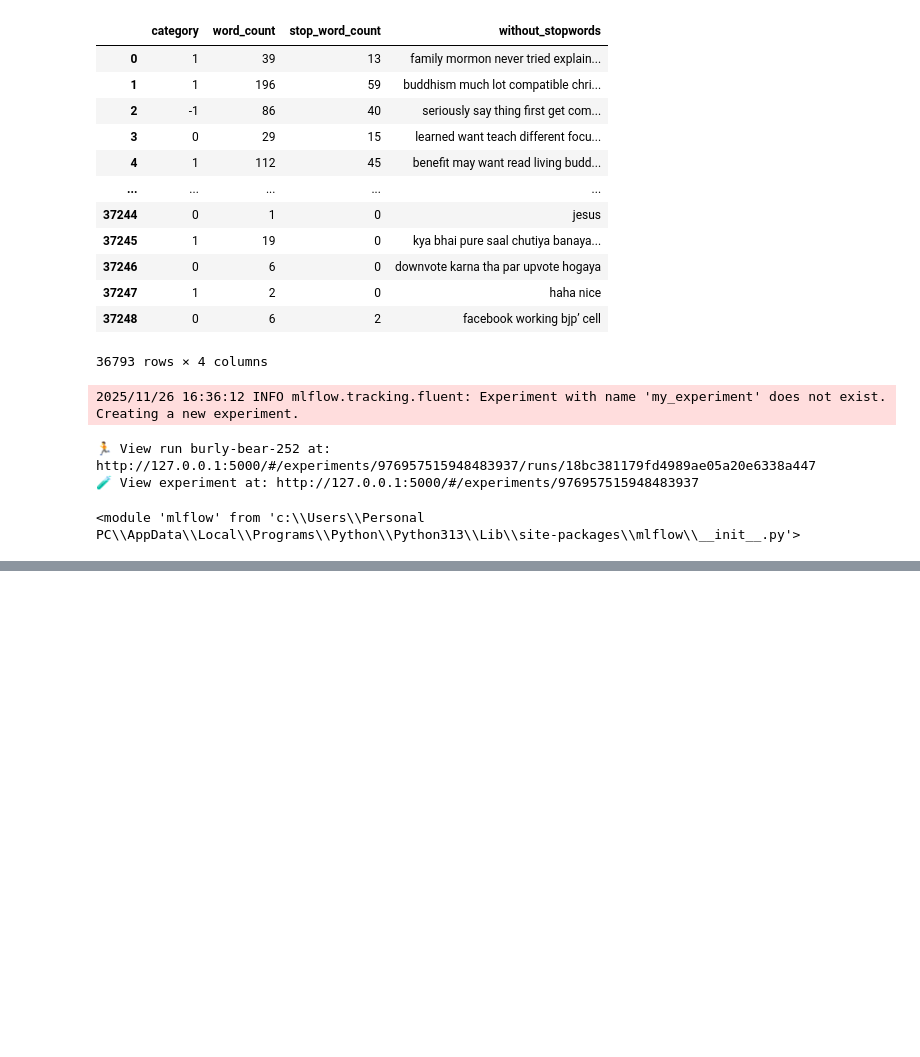
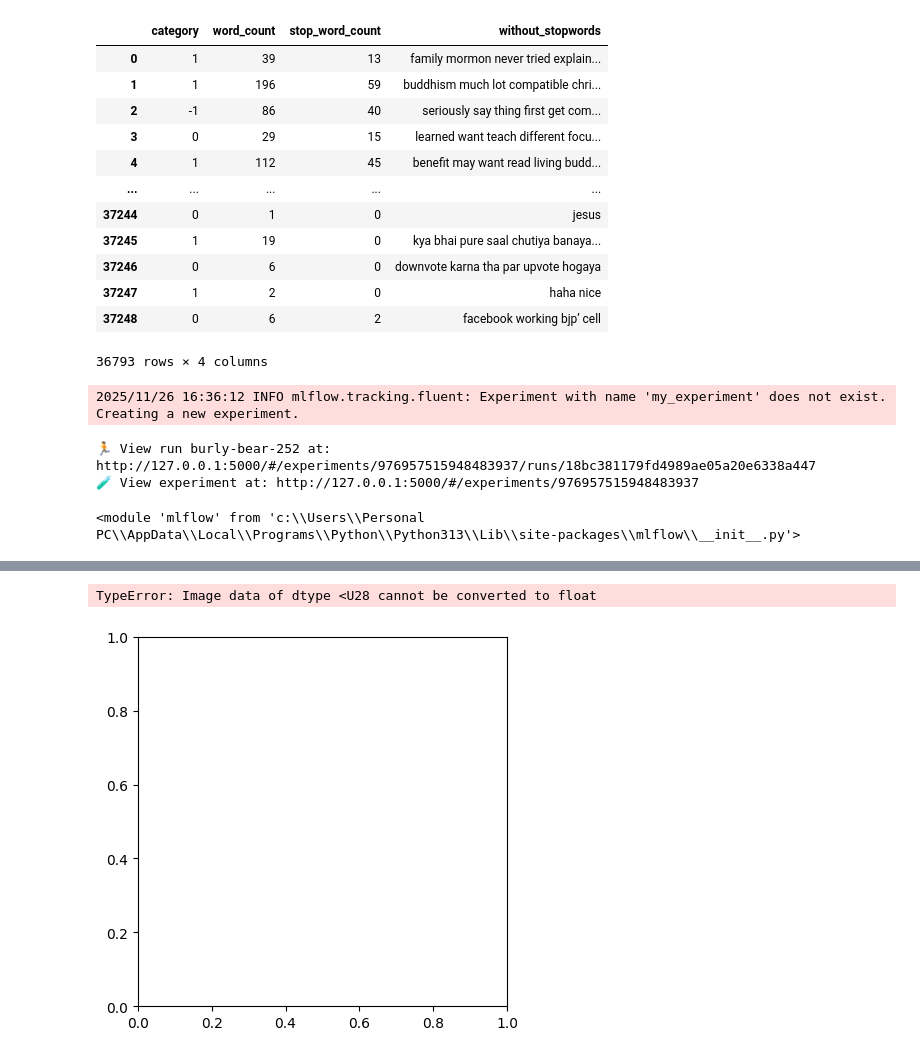
Before and after one commit to raj-coding1/youtube-comment-analysis, a Jupyter notebook: python-boilerplate/notebook/data-preprocess.ipynb, the cells around one changed output, grey strips where cells are left out. Drawn from its saved outputs; the diff is of its cells as text; code cells hidden in the pictures; blank space fills up the shorter version.

```diff
--- a/python-boilerplate/notebook/data-preprocess.ipynb
+++ b/python-boilerplate/notebook/data-preprocess.ipynb
@@ -470,0 +482,5 @@ mlflow
+# %%
+plt.imshow('datadddd/ConfusionMatrix.png')
+# %% [output]
+TypeError: Image data of dtype <U28 cannot be converted to float
+[figure, added]
```
Also changed, not shown: parts of 1 cell of this notebook, 5 other files.
